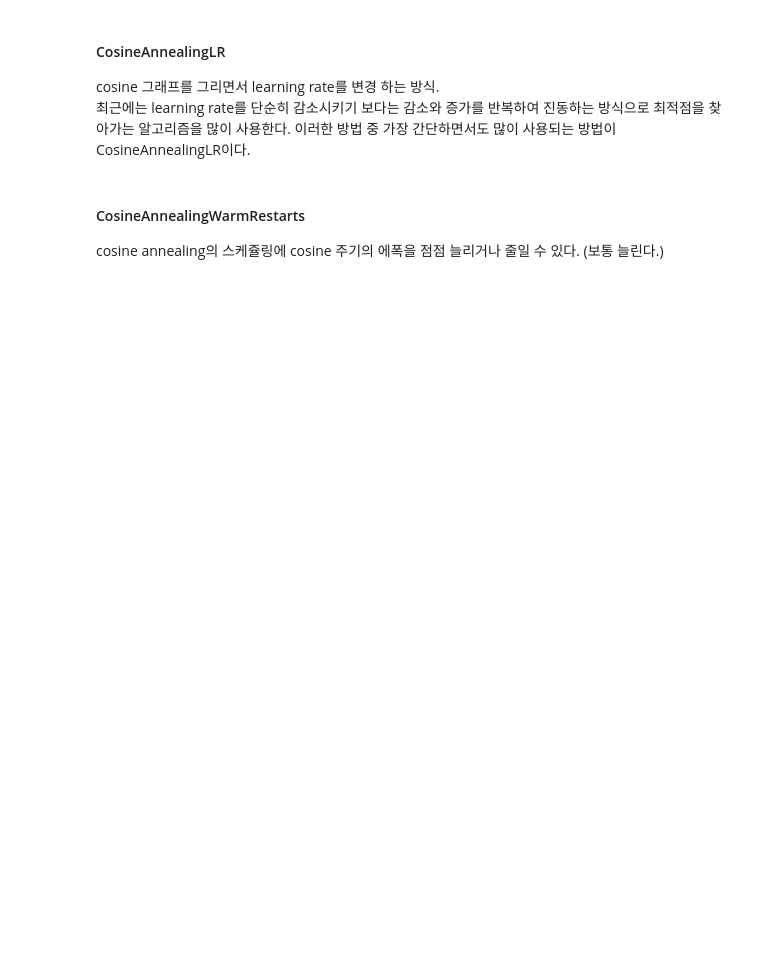
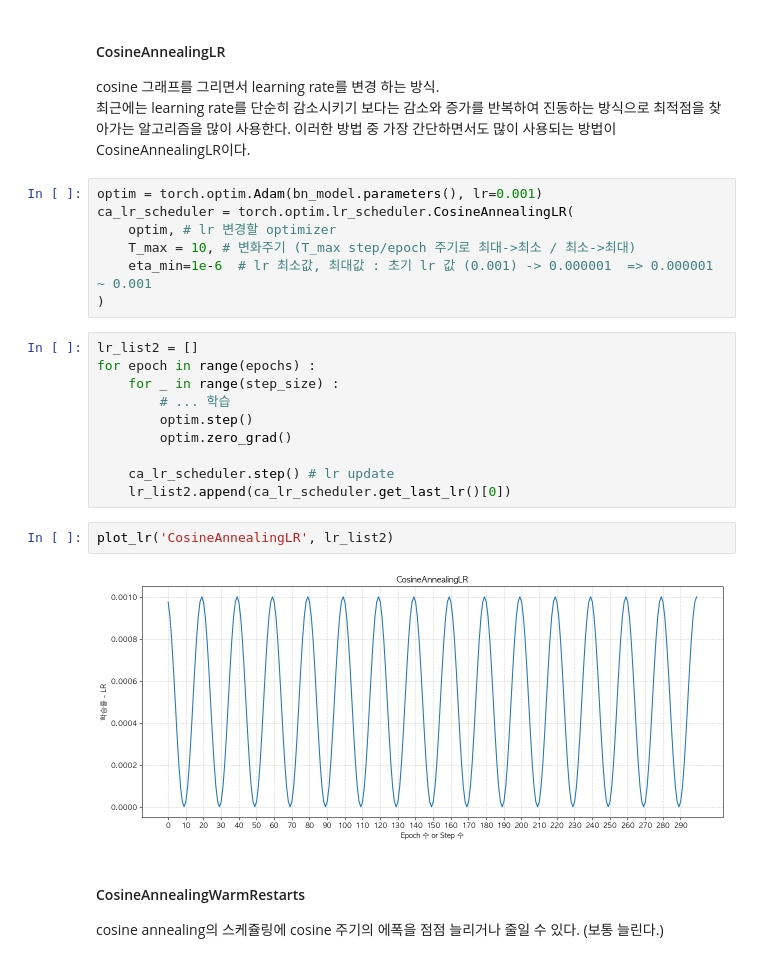
Before and after one commit to eunjinn05/SK_python, a Jupyter notebook: 09_deeplearning_pytorch/08_2_딥러닝모델_성능개선_예제.ipynb, the cells around one changed output. Cells and saved outputs as stored; diff of their text form; blank space fills up the shorter version.

```diff
--- a/09_deeplearning_pytorch/08_2_딥러닝모델_성능개선_예제.ipynb
+++ b/09_deeplearning_pytorch/08_2_딥러닝모델_성능개선_예제.ipynb
@@ -459,6 +681,27 @@ TypeError: fit() got multiple values for argument 'model'
 
 cosine 그래프를 그리면서 learning rate를 변경 하는 방식.
 최근에는 learning rate를 단순히 감소시키기 보다는 감소와 증가를 반복하여 진동하는 방식으로 최적점을 찾아가는 알고리즘을 많이 사용한다. 이러한 방법 중 가장 간단하면서도 많이 사용되는 방법이 CosineAnnealingLR이다.
+# %%
+optim = torch.optim.Adam(bn_model.parameters(), lr=0.001)
+ca_lr_scheduler = torch.optim.lr_scheduler.CosineAnnealingLR(
+    optim, # lr 변경할 optimizer
+    T_max = 10, # 변화주기 (T_max step/epoch 주기로 최대->최소 / 최소->최대)
+    eta_min=1e-6  # lr 최소값, 최대값 : 초기 lr 값 (0.001) -> 0.000001  => 0.000001 ~ 0.001
+)
+# %%
+lr_list2 = []
+for epoch in range(epochs) :
+    for _ in range(step_size) :
+        # ... 학습
+        optim.step()
+        optim.zero_grad()
+
+    ca_lr_scheduler.step() # lr update
+    lr_list2.append(ca_lr_scheduler.get_last_lr()[0])
+# %%
+plot_lr('CosineAnnealingLR', lr_list2)
+# %% [output]
+[figure, added]
 # %% [markdown]
 #### CosineAnnealingWarmRestarts
 
```
Also changed, not shown: parts of 20 cells of this notebook, 8 other files.
